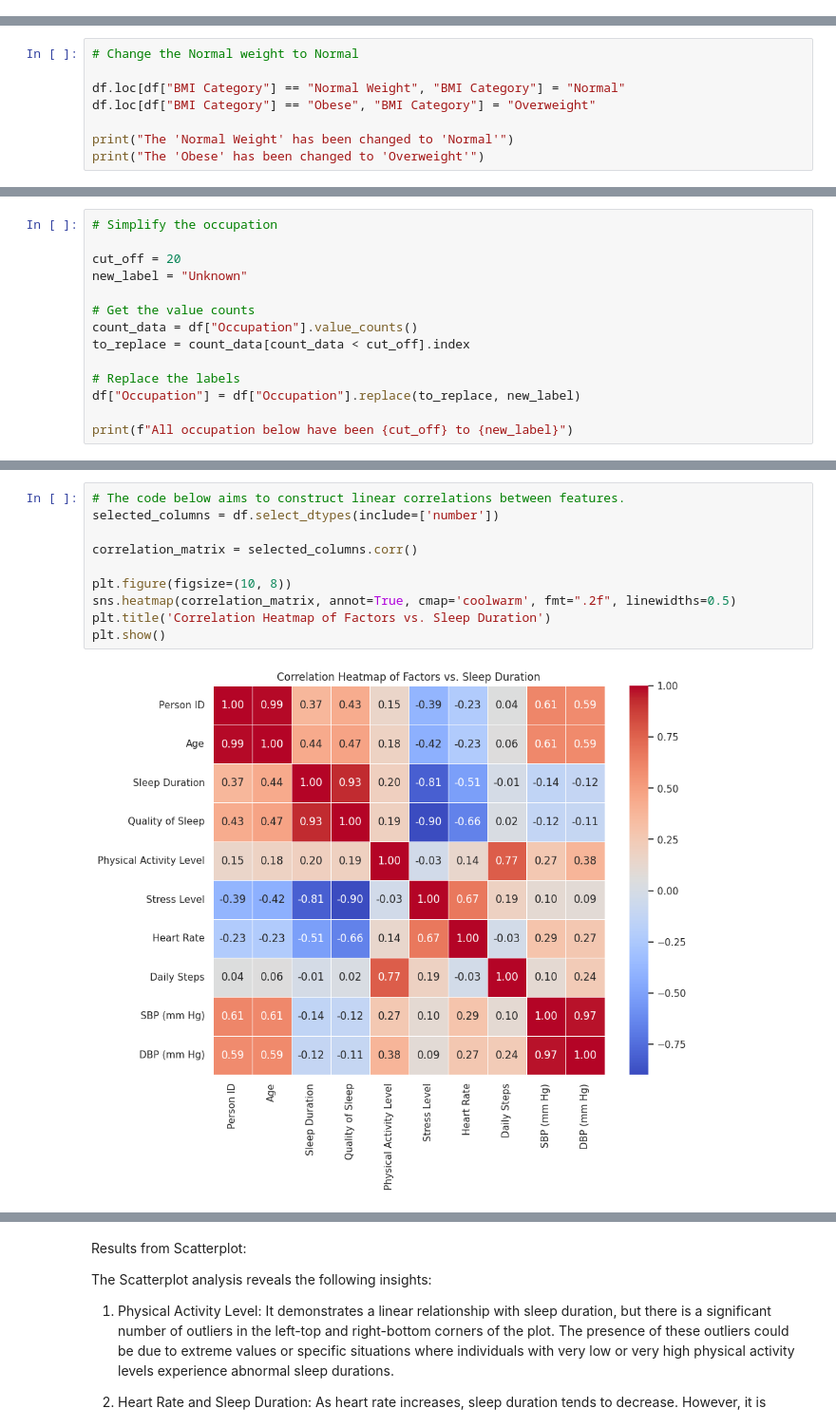
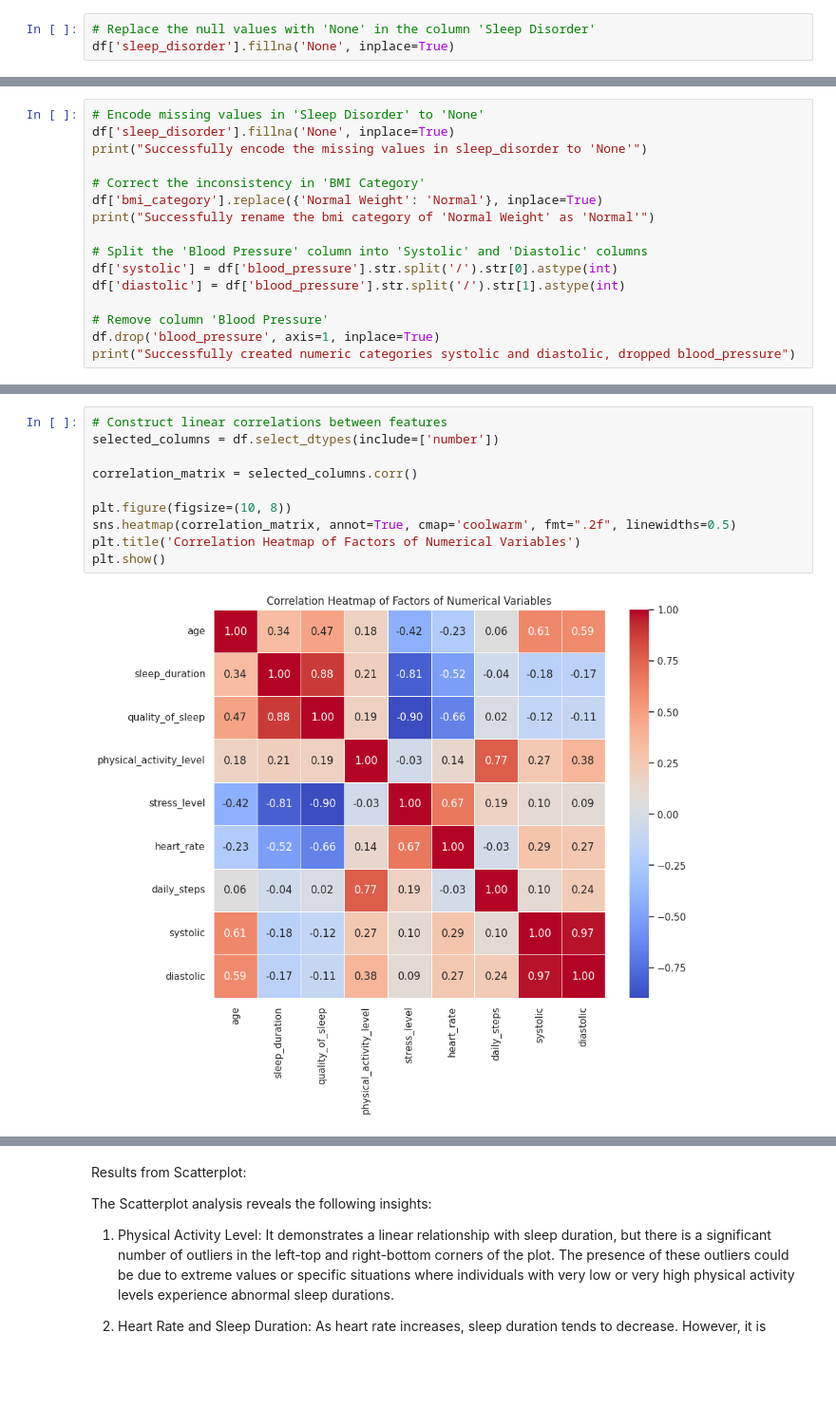
Before and after one commit to MsAnalyst/StatisticsforBusinessFP, a Jupyter notebook: Statistics_for_Business_Final_Project_Sleep_Disorder_(Dewi_I4Zs).ipynb, the cells around one changed output, grey strips where cells are left out. Shown at 95% size. Saved outputs shown, nothing was run; the diff lists cells and outputs as text; blank space fills up the shorter version.

```diff
--- a/Statistics_for_Business_Final_Project_Sleep_Disorder_(Dewi_I4Zs).ipynb
+++ b/Statistics_for_Business_Final_Project_Sleep_Disorder_(Dewi_I4Zs).ipynb
@@ -255,0 +204,3 @@ Visualization of each feature is carried out to see their distributions.
+# %%
+# Replace the null values with 'None' in the column 'Sleep Disorder'
+df['sleep_disorder'].fillna('None', inplace=True)
@@ -255,0 +256,16 @@ Visualization of each feature is carried out to see their distributions.
+# %%
+# Encode missing values in 'Sleep Disorder' to 'None'
+df['sleep_disorder'].fillna('None', inplace=True)
+print("Successfully encode the missing values in sleep_disorder to 'None'")
+
+# Correct the inconsistency in 'BMI Category'
+df['bmi_category'].replace({'Normal Weight': 'Normal'}, inplace=True)
+print("Successfully rename the bmi category of 'Normal Weight' as 'Normal'")
+
+# Split the 'Blood Pressure' column into 'Systolic' and 'Diastolic' columns
+df['systolic'] = df['blood_pressure'].str.split('/').str[0].astype(int)
+df['diastolic'] = df['blood_pressure'].str.split('/').str[1].astype(int)
+
+# Remove column 'Blood Pressure'
+df.drop('blood_pressure', axis=1, inplace=True)
+print("Successfully created numeric categories systolic and diastolic, dropped blood_pressure")
@@ -315,8 +340,0 @@ plt.show()
-# %%
-# Change the Normal weight to Normal
-
-df.loc[df["BMI Category"] == "Normal Weight", "BMI Category"] = "Normal"
-df.loc[df["BMI Category"] == "Obese", "BMI Category"] = "Overweight"
-
-print("The 'Normal Weight' has been changed to 'Normal'")
-print("The 'Obese' has been changed to 'Overweight'")
@@ -326,14 +340,0 @@ The 'Obese' has been changed to 'Overweight'
-# %%
-# Simplify the occupation
-
-cut_off = 20
-new_label = "Unknown"
-
-# Get the value counts
-count_data = df["Occupation"].value_counts()
-to_replace = count_data[count_data < cut_off].index
-
-# Replace the labels
-df["Occupation"] = df["Occupation"].replace(to_replace, new_label)
-
-print(f"All occupation below have been {cut_off} to {new_label}")
@@ -363,12 +368,12 @@ Plotting against sleep duration
 # %%
-# The code below aims to construct linear correlations between features.
+# Construct linear correlations between features
 selected_columns = df.select_dtypes(include=['number'])
 
 correlation_matrix = selected_columns.corr()
 
 plt.figure(figsize=(10, 8))
 sns.heatmap(correlation_matrix, annot=True, cmap='coolwarm', fmt=".2f", linewidths=0.5)
-plt.title('Correlation Heatmap of Factors vs. Sleep Duration')
+plt.title('Correlation Heatmap of Factors of Numerical Variables')
 plt.show()
 # %% [output]
-[figure, old version]
+[figure, new version]
```
Also changed, not shown: parts of 150 cells of this notebook.
